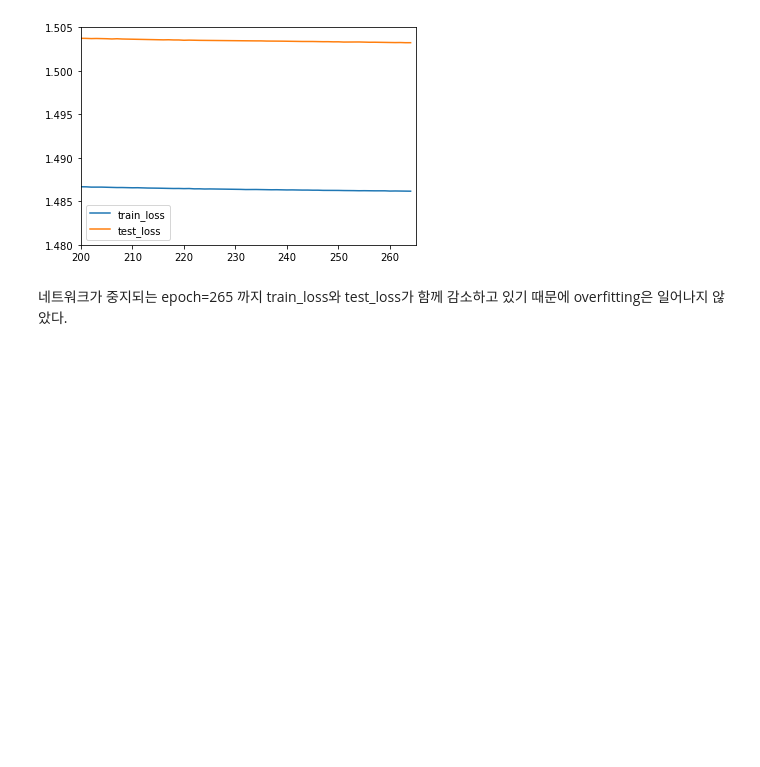
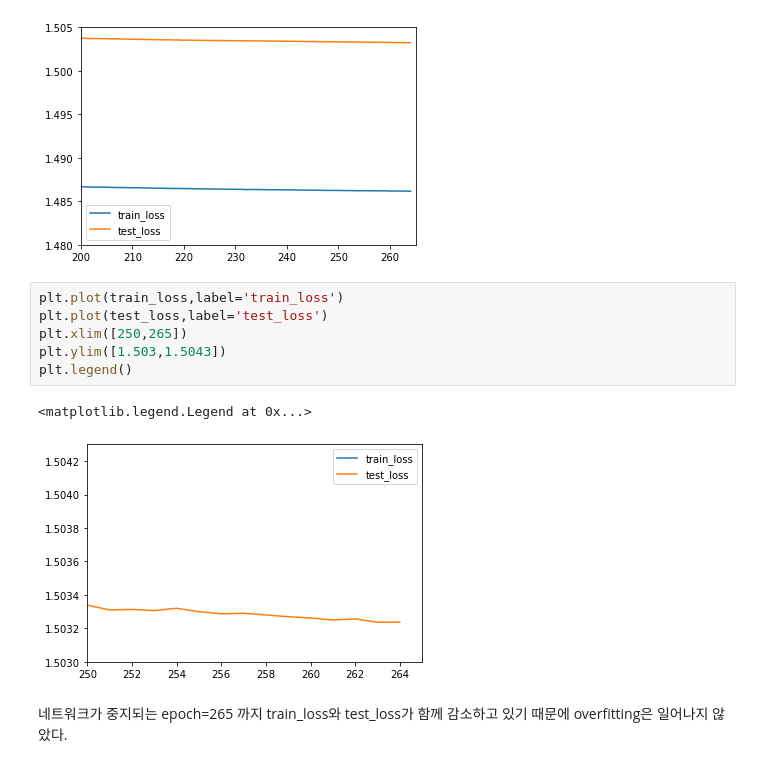
Before and after one commit to pijunseung/2021_cphys2, a Jupyter notebook: hw6.ipynb, the cells around one changed output. Drawn from its saved outputs; the diff is of its cells as text; blank space fills up the shorter version.

```diff
--- a/hw6.ipynb
+++ b/hw6.ipynb
@@ -222,5 +222,14 @@ plt.legend()
 # %% [output]
 <matplotlib.legend.Legend at 0x...>
 [figure]
+# %%
+plt.plot(train_loss,label='train_loss')
+plt.plot(test_loss,label='test_loss')
+plt.xlim([250,265])
+plt.ylim([1.503,1.5043])
+plt.legend()
+# %% [output]
+<matplotlib.legend.Legend at 0x...>
+[figure, added]
 # %% [markdown]
 네트워크가 중지되는 epoch=265 까지 train_loss와  test_loss가 함께 감소하고 있기 때문에 overfitting은 일어나지 않았다.
```
